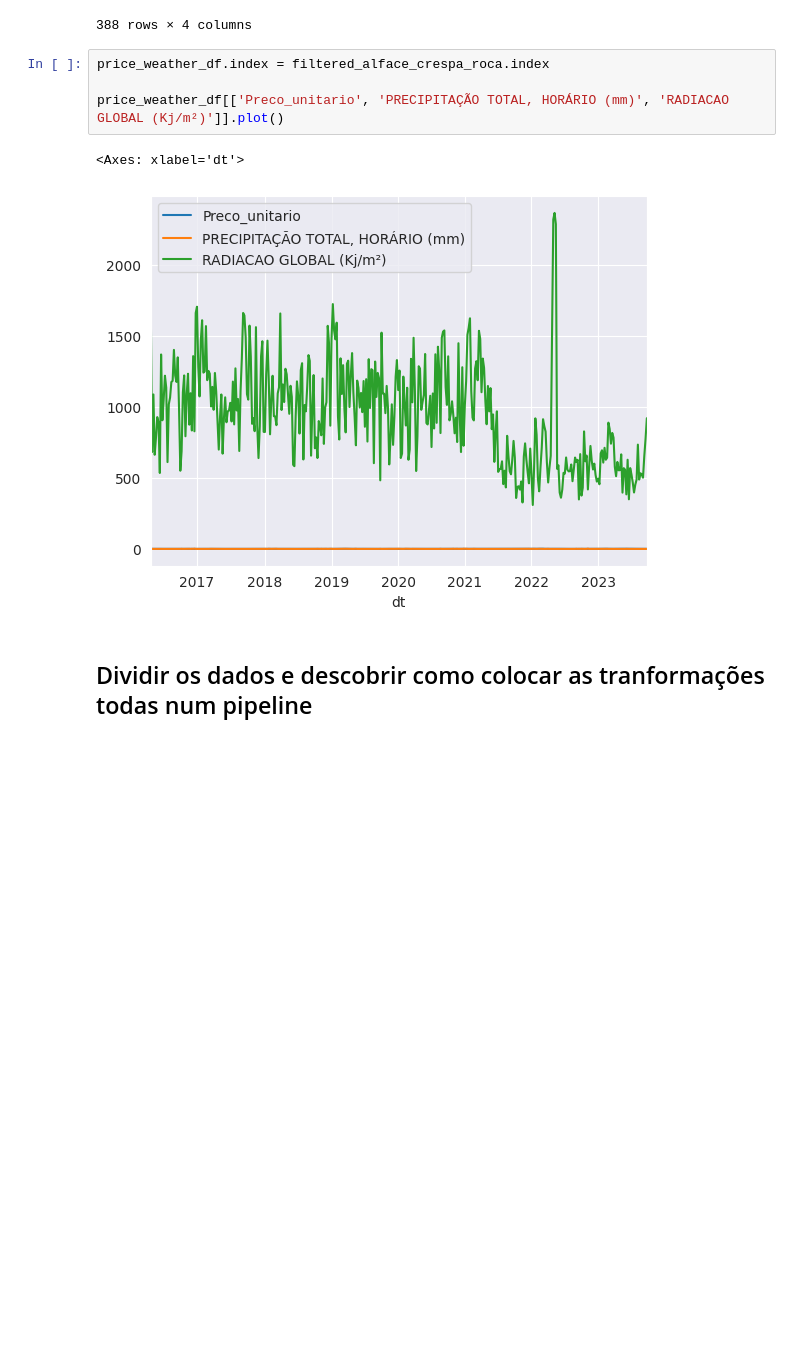
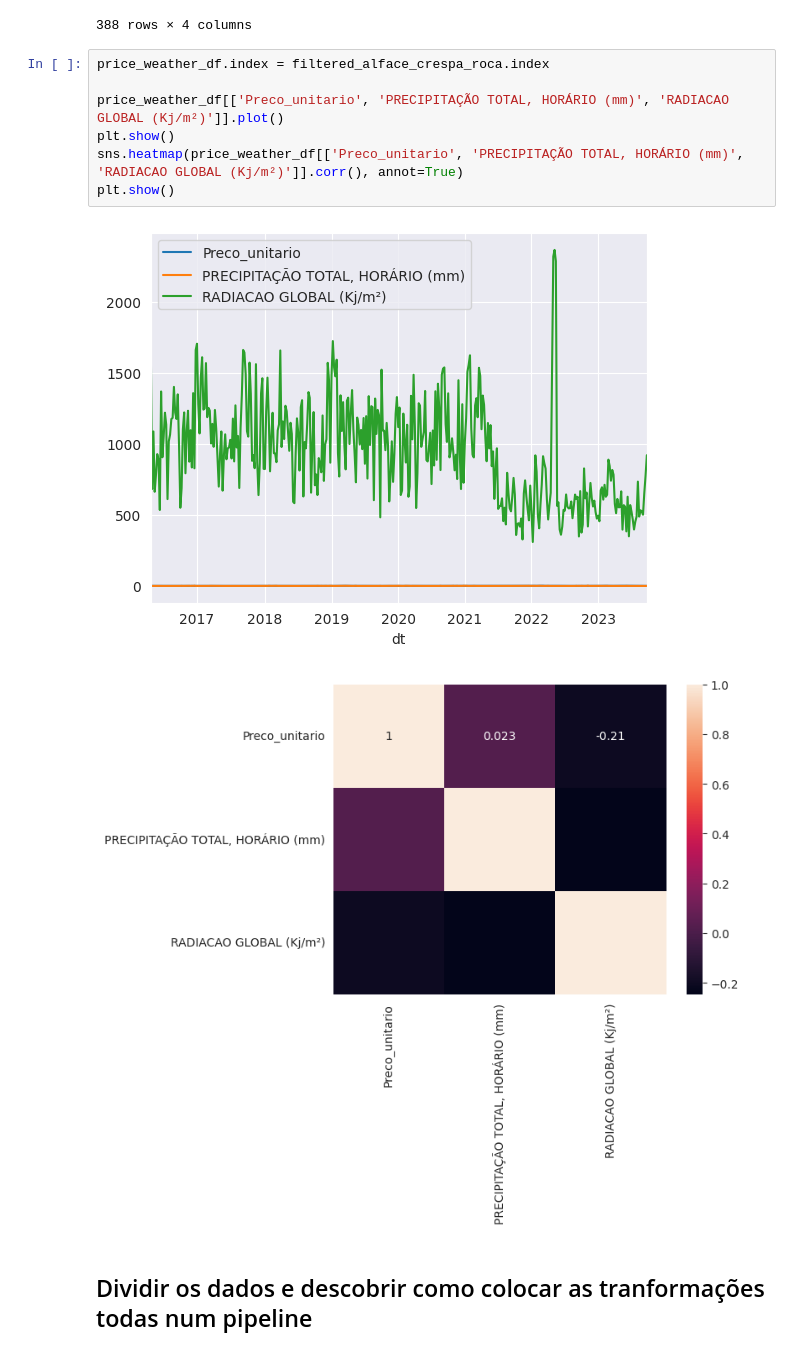
Before and after one commit to Patrick448/time-series-analysis, a Jupyter notebook: Notebooks/agriculture_price_prediction_with_precipitation_new.ipynb, the cells around one changed output. Cells and saved outputs as stored; diff of their text form; blank space fills up the shorter version.

```diff
--- a/Notebooks/agriculture_price_prediction_with_precipitation_new.ipynb
+++ b/Notebooks/agriculture_price_prediction_with_precipitation_new.ipynb
@@ -122,10 +111,13 @@ price_weather_df
 # %%
 price_weather_df.index = filtered_alface_crespa_roca.index
 
 price_weather_df[['Preco_unitario', 'PRECIPITAÇÃO TOTAL, HORÁRIO (mm)', 'RADIACAO GLOBAL (Kj/m²)']].plot()
+plt.show()
+sns.heatmap(price_weather_df[['Preco_unitario', 'PRECIPITAÇÃO TOTAL, HORÁRIO (mm)', 'RADIACAO GLOBAL (Kj/m²)']].corr(), annot=True)
+plt.show()
 # %% [output]
-<Axes: xlabel='dt'>
 [figure]
+[figure, added]
 # %% [markdown]
 ## Dividir os dados e descobrir como colocar as tranformações todas num pipeline
 # %%
```
Also changed, not shown: parts of 2 cells of this notebook.
